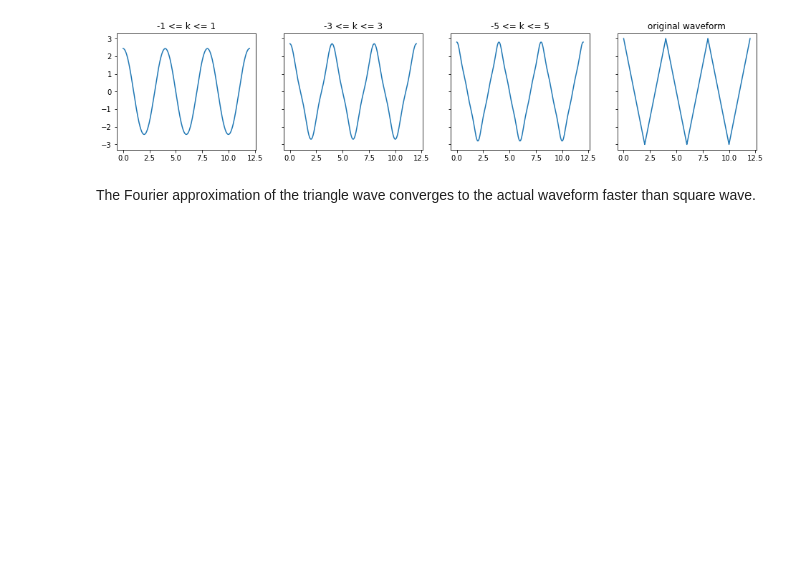
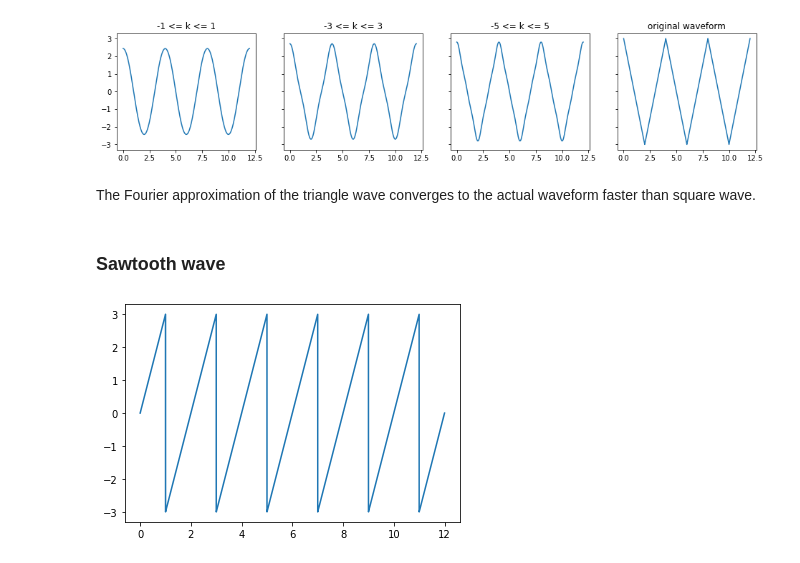
Before and after one commit to 0WN463/wellspring, a Jupyter notebook: signal_processing/fourier_series.ipynb, the cells around one changed output. Drawn from its saved outputs; the diff is of its cells as text; code cells hidden in the pictures; blank space fills up the shorter version.

Commit message:
Add analysis for sawtooth signal

```diff
--- a/signal_processing/fourier_series.ipynb
+++ b/signal_processing/fourier_series.ipynb
@@ -516,3 +494,15 @@ plt.show()
 [figure]
 # %% [markdown]
 The Fourier approximation of the triangle wave converges to the actual waveform faster than square wave.
+# %% [markdown]
+### Sawtooth wave
+# %%
+A, T = 3, 2
+Tp = T
+ts = np.linspace(0, 6 * T, 10000)
+xs = wave.sawtooth(ts, T, A)
+
+plt.plot(ts, xs)
+plt.show()
+# %% [output]
+[figure, added]
```
Also changed, not shown: parts of 17 cells of this notebook, 4 other files.
